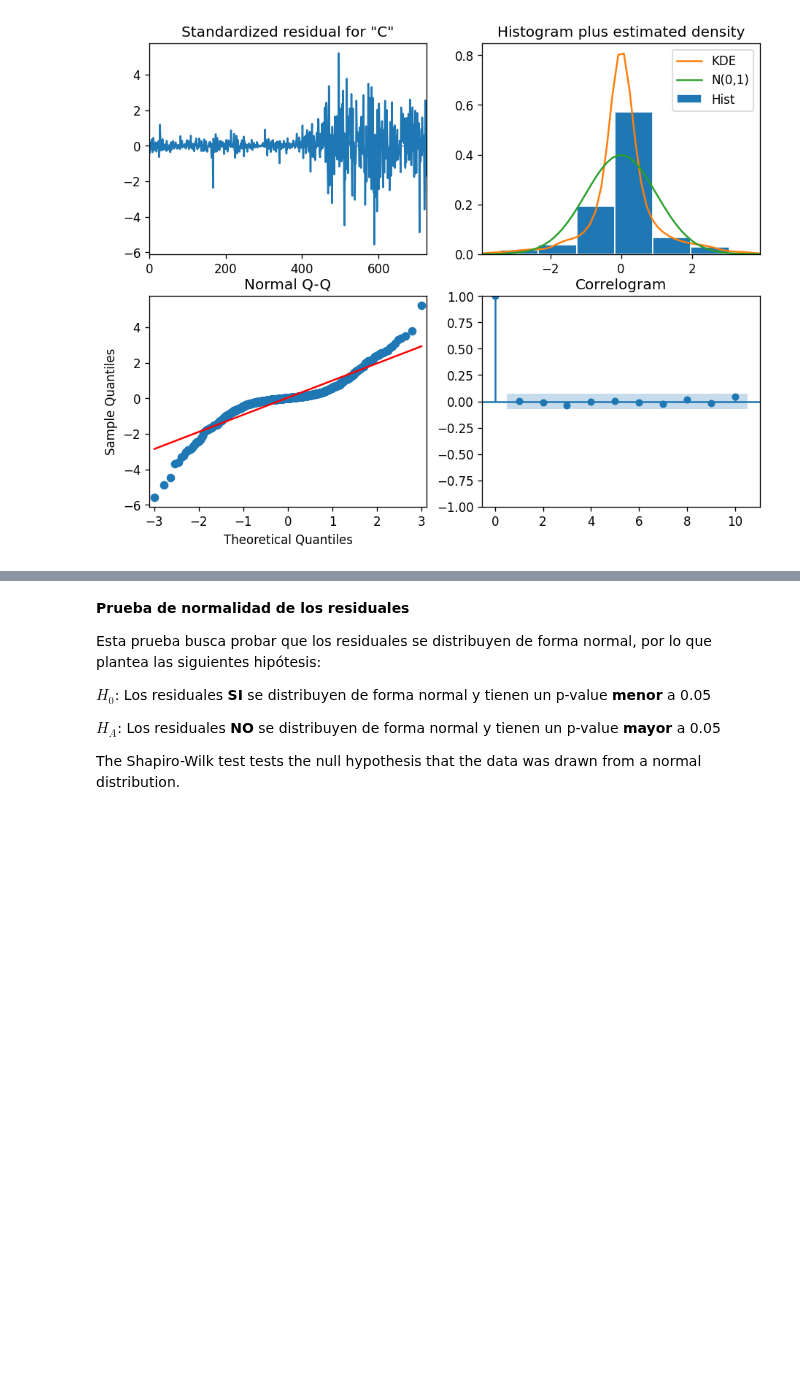
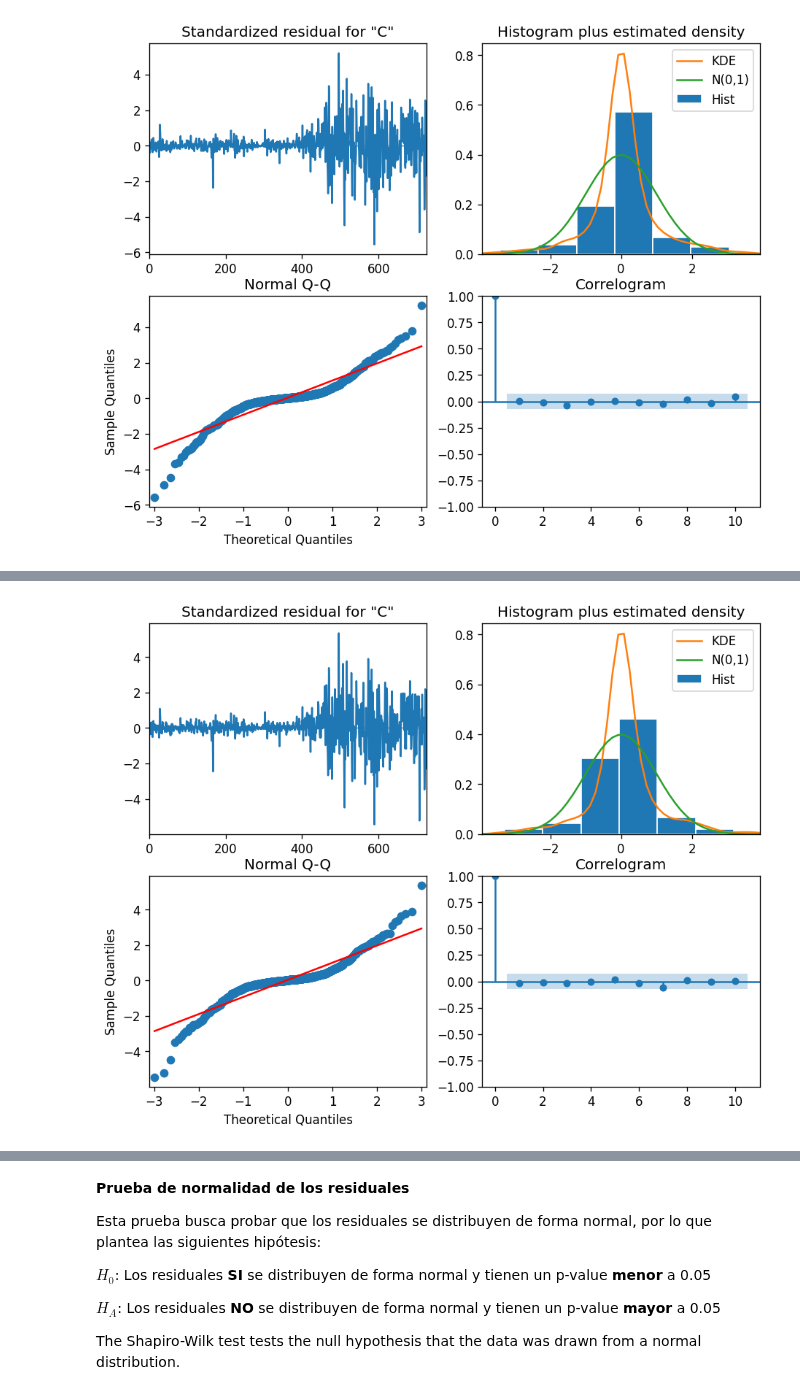
Before and after one commit to Ivanpaniagua7/PAP-ML-O2021, a Jupyter notebook: notebook.ipynb, the cells around one changed output, grey strips where cells are left out. Drawn from its saved outputs; the diff is of its cells as text; code cells hidden in the pictures; blank space fills up the shorter version.

```diff
--- a/notebook.ipynb
+++ b/notebook.ipynb
@@ -335,0 +380,5 @@ plt.show()
+# %%
+modelo4.plot_diagnostics()
+plt.show()
+# %% [output]
+[figure, added]
```
Also changed, not shown: parts of 21 cells of this notebook, 1 other file.
